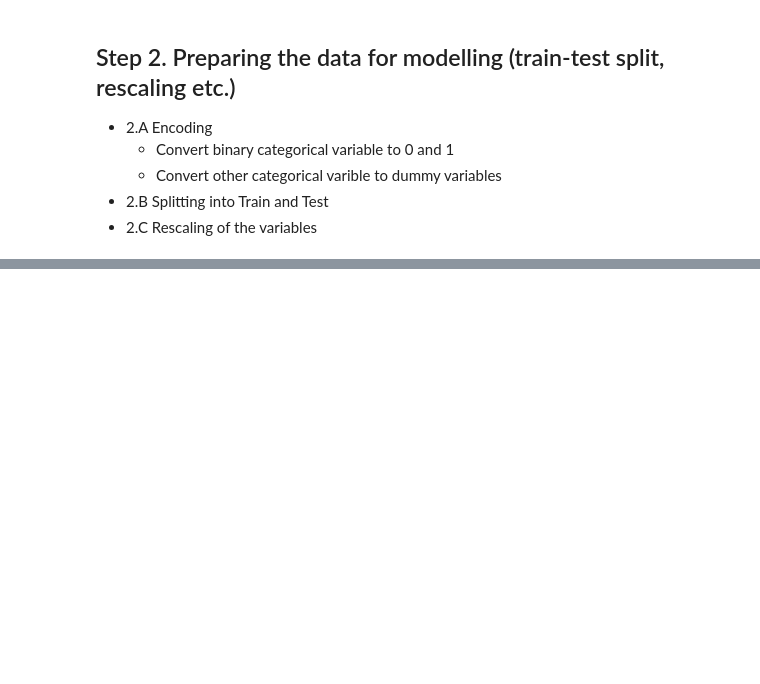
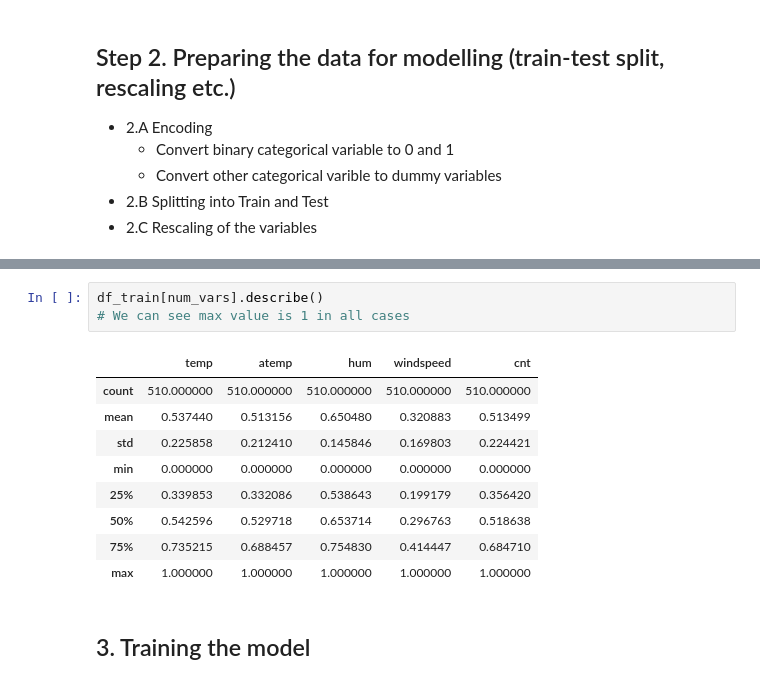
Before and after one commit to kc11381/BikeSharingCaseStudy, a Jupyter notebook: bike_sharing_predictors_analysis.ipynb, the cells around one changed output, grey strips where cells are left out. Drawn from its saved outputs; the diff is of its cells as text; blank space fills up the shorter version.

```diff
--- a/bike_sharing_predictors_analysis.ipynb
+++ b/bike_sharing_predictors_analysis.ipynb
@@ -162,0 +306,15 @@ plt.show()
+# %%
+df_train[num_vars].describe()
+# We can see max value is 1 in all cases
+# %% [output]
+|  | temp | atemp | hum | windspeed | cnt |
+| count | 510.000000 | 510.000000 | 510.000000 | 510.000000 | 510.000000 |
+| mean | 0.537440 | 0.513156 | 0.650480 | 0.320883 | 0.513499 |
+| std | 0.225858 | 0.212410 | 0.145846 | 0.169803 | 0.224421 |
+| min | 0.000000 | 0.000000 | 0.000000 | 0.000000 | 0.000000 |
+| 25% | 0.339853 | 0.332086 | 0.538643 | 0.199179 | 0.356420 |
+| 50% | 0.542596 | 0.529718 | 0.653714 | 0.296763 | 0.518638 |
+| 75% | 0.735215 | 0.688457 | 0.754830 | 0.414447 | 0.684710 |
+| max | 1.000000 | 1.000000 | 1.000000 | 1.000000 | 1.000000 |
+# %% [markdown]
+## 3. Training the model
```
Also changed, not shown: parts of 16 cells of this notebook.
